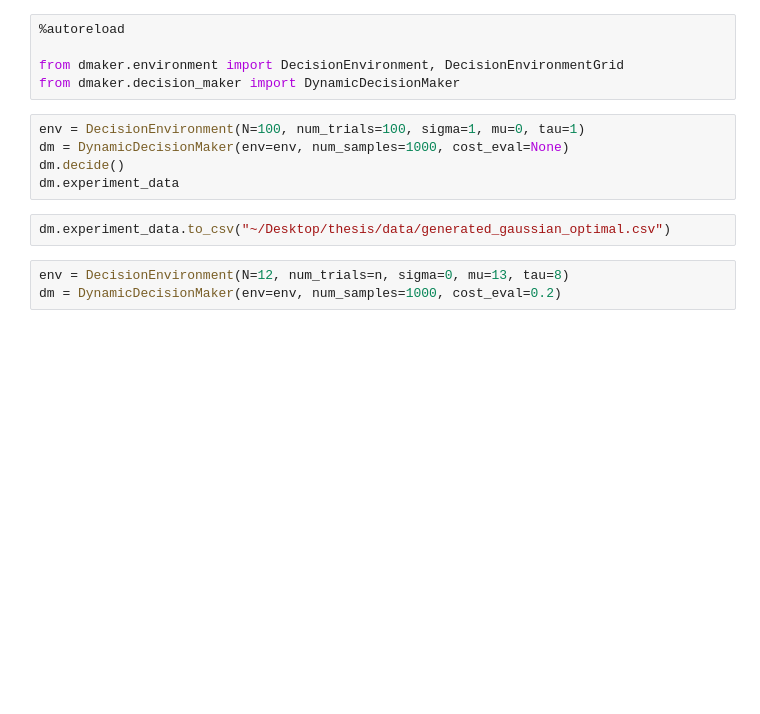
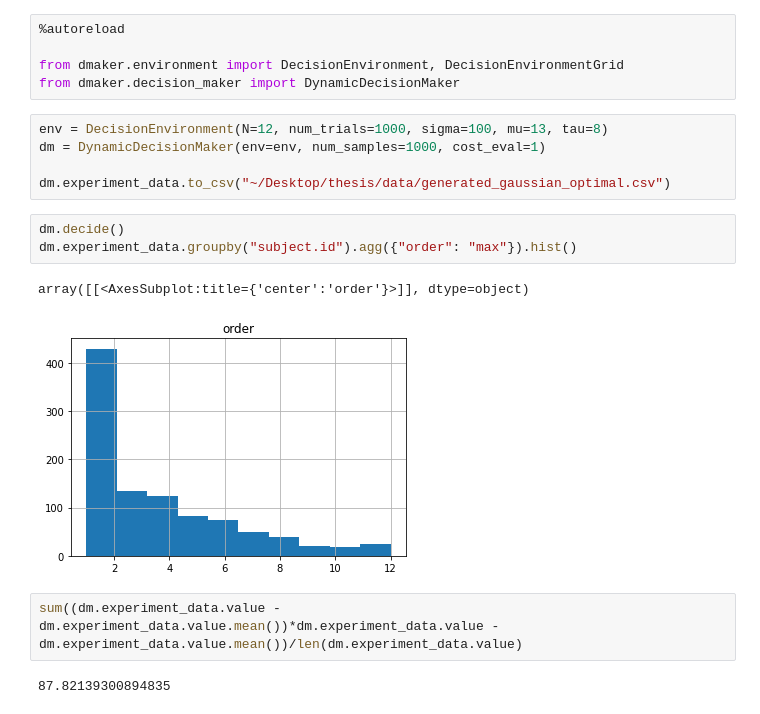
Before and after one commit to jonasalexander/thesis, a Jupyter notebook: simulation/generate-data.ipynb, the cells around one changed output. Cells and saved outputs as stored; diff of their text form; blank space fills up the shorter version.

```diff
--- a/simulation/generate-data.ipynb
+++ b/simulation/generate-data.ipynb
@@ -66,13 +68,18 @@ No correlation between order/context-free value and context-specific value (rand
 
 from dmaker.environment import DecisionEnvironment, DecisionEnvironmentGrid
 from dmaker.decision_maker import DynamicDecisionMaker
-# %%
-env = DecisionEnvironment(N=100, num_trials=100, sigma=1, mu=0, tau=1)
-dm = DynamicDecisionMaker(env=env, num_samples=1000, cost_eval=None)
-dm.decide()
-dm.experiment_data
-# %%
-dm.experiment_data.to_csv("~/Desktop/thesis/data/generated_gaussian_optimal.csv")
 # %%
-env = DecisionEnvironment(N=12, num_trials=n, sigma=0, mu=13, tau=8)
-dm = DynamicDecisionMaker(env=env, num_samples=1000, cost_eval=0.2)
+env = DecisionEnvironment(N=12, num_trials=1000, sigma=100, mu=13, tau=8)
+dm = DynamicDecisionMaker(env=env, num_samples=1000, cost_eval=1)
+
+dm.experiment_data.to_csv("~/Desktop/thesis/data/generated_gaussian_optimal.csv")
+# %%
+dm.decide()
+dm.experiment_data.groupby("subject.id").agg({"order": "max"}).hist()
+# %% [output]
+array([[<AxesSubplot:title={'center':'order'}>]], dtype=object)
+[figure, added]
+# %%
+sum((dm.experiment_data.value - dm.experiment_data.value.mean())*dm.experiment_data.value - dm.experiment_data.value.mean())/len(dm.experiment_data.value)
+# %% [output]
+87.82139300894835
```
Also changed, not shown: parts of 6 cells of this notebook.
